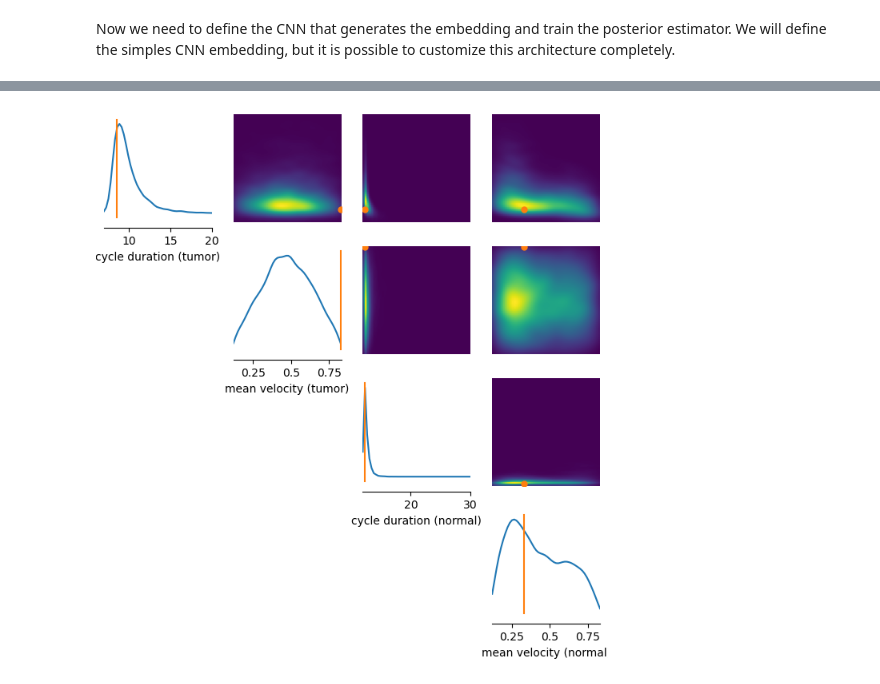
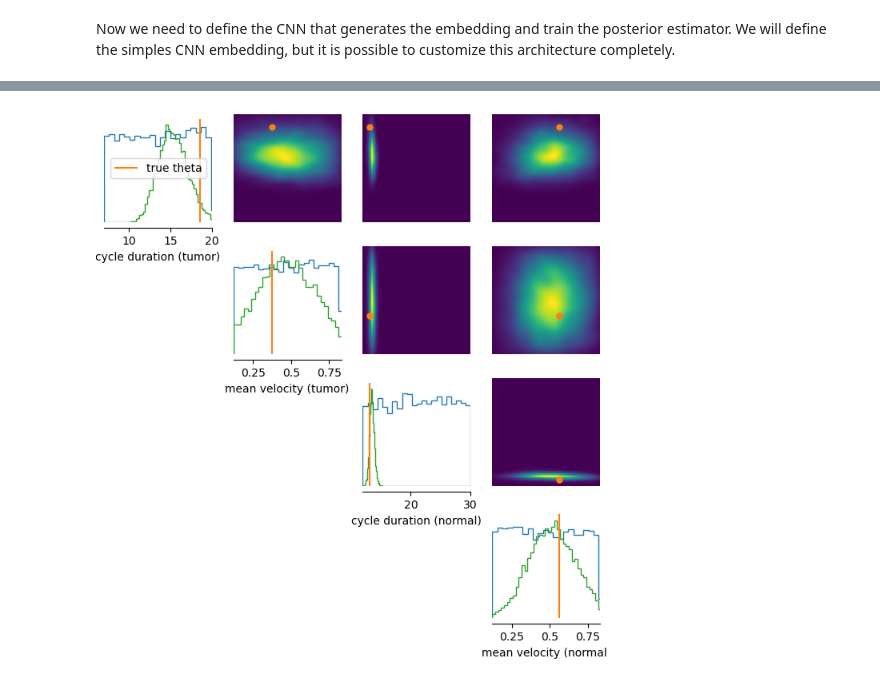
Before and after one commit to albazarova/sbi_intro, a Jupyter notebook: notebooks/4b_learn_summary_statistics_cell_growth.ipynb, the cells around one changed output, grey strips where cells are left out. Saved outputs shown, nothing was run; the diff lists cells and outputs as text; code cells hidden in the pictures.

```diff
--- a/notebooks/4b_learn_summary_statistics_cell_growth.ipynb
+++ b/notebooks/4b_learn_summary_statistics_cell_growth.ipynb
@@ -197,5 +197,5 @@ Initializing BoxUniform prior o cpu.
 # %%
 %%time
 num_simulations=5000
-theta, x = simulate_for_sbi(simul, prior, num_simulations=num_simulations, num_workers=40)
+theta, x = simulate_for_sbi(simul, prior, num_simulations=num_simulations, num_workers=200)
 # %% [output]
@@ -240,7 +272,7 @@ Now, let's suppose we have a real observation `x_o` of the summary statistics. W
 # %%
 prior.to("cpu")
-theta_o = prior.sample((1,))
-print(theta_o)
-x_o = simul(theta_o)
+theta_truth = prior.sample((1,))
+print(theta_truth)
+x_truth = simul(theta_truth)
 print_summary(x_o[0])
 # %% [output]
@@ -297,5 +331,5 @@ Initializing BoxUniform prior o cpu.
 # %%
 %%time
 num_simulations=10000
-theta, x = simulate_for_sbi(simul, prior, num_simulations=num_simulations, num_workers=40)
+theta_im, x_im = simulate_for_sbi(simul, prior, num_simulations=num_simulations, num_workers=200)
 # %% [output]
@@ -345,6 +379,14 @@ neural_posterior_with_CNN = posterior_nn(model="maf", embedding_net=embedding_ne
 # %%
 prior.to("cuda:0")
 inferer = NPE(prior, density_estimator=neural_posterior_with_CNN, device="cuda:0")
-density_estimator = inferer.append_simulations(theta.to("cuda:0"), x.to("cuda:0")).train(training_batch_size=512)
+density_estimator = inferer.append_simulations(theta_im.to("cuda:0"), x_im.to("cuda:0")).train(training_batch_size=256)
 posterior = inferer.build_posterior(density_estimator)
+
+fontsize = 14
+plt.figure(figsize=(16, 5))
+plt.plot(inferer.summary["training_loss"])
+plt.plot(inferer.summary["validation_loss"])
+plt.xlabel("epochs", fontsize=fontsize)
+plt.ylabel("loss", fontsize=fontsize)
+plt.legend(["training", "validation"], fontsize=fontsize)
 # %% [output]
@@ -352,25 +396,28 @@ posterior = inferer.build_posterior(density_estimator)
 # %%
 # Generate samples
 x_o = simul(theta_o)
 
 num_samples = 10000
-npe_posterior_samples = posterior.set_default_x(x_o).sample((num_samples,))
+npe_posterior_samples = posterior.set_default_x(x_truth).sample((num_samples,))
 
 limits = torch.stack([low,high]).T
 pairplot(
-        npe_posterior_samples.cpu(),
+        [theta, npe_posterior_samples.cpu()],
         limits=limits,
+        points=theta_truth.cpu(),
         labels=[
             "cycle duration (tumor)",
             "mean velocity (tumor)",
             "cycle duration (normal)",
             "mean velocity (normal)",
         ],
-        points=theta_o.cpu(),
         upper="kde",
-        diag="kde",
         figsize=(8, 8),
+        fig_kwargs={"samples_labels": ["prior", "posterior"],
+                    "points_labels": ["true theta"],
+                    "legend": True,
+                    "hist_diag":{"bins": "auto", "density": True}},
     )
 plt.show()
 # %% [output]
-[figure, old version]
+[figure, new version]
```
Also changed, not shown: parts of 16 cells of this notebook.
